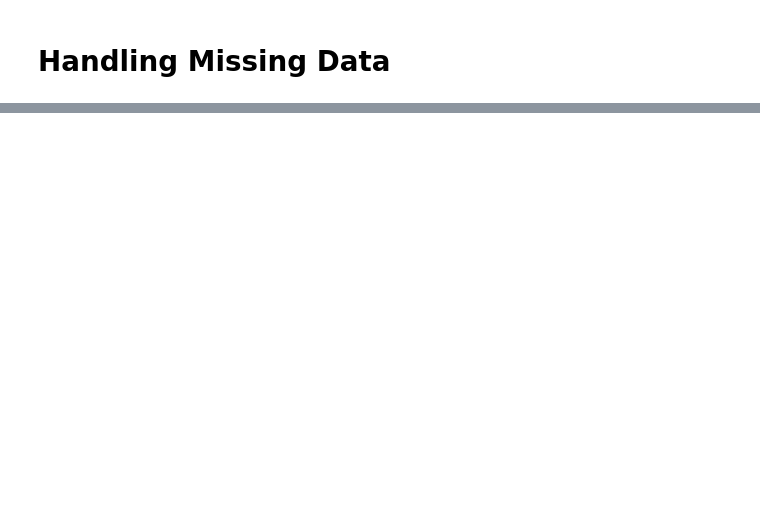
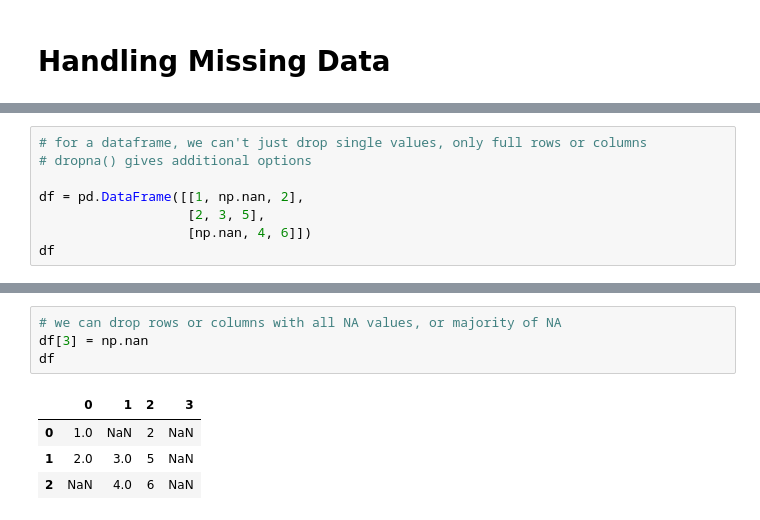
Before and after one commit to capgar/PythonDataScienceHandbook, a Jupyter notebook: notebooks/ch3-pandas.ipynb, the cells around one changed output, grey strips where cells are left out. Saved outputs shown, nothing was run; the diff lists cells and outputs as text; blank space fills up the shorter version.

```diff
--- a/notebooks/ch3-pandas.ipynb
+++ b/notebooks/ch3-pandas.ipynb
@@ -745,0 +844,8 @@ Name: 0, dtype: int32
+# %%
+# for a dataframe, we can't just drop single values, only full rows or columns
+# dropna() gives additional options
+
+df = pd.DataFrame([[1, np.nan, 2],
+                   [2, 3, 5],
+                   [np.nan, 4, 6]])
+df
@@ -745,0 +871,9 @@ Name: 0, dtype: int32
+# %%
+# we can drop rows or columns with all NA values, or majority of NA
+df[3] = np.nan
+df
+# %% [output]
+|  | 0 | 1 | 2 | 3 |
+| 0 | 1.0 | NaN | 2 | NaN |
+| 1 | 2.0 | 3.0 | 5 | NaN |
+| 2 | NaN | 4.0 | 6 | NaN |
```
Also changed, not shown: parts of 35 cells of this notebook.
